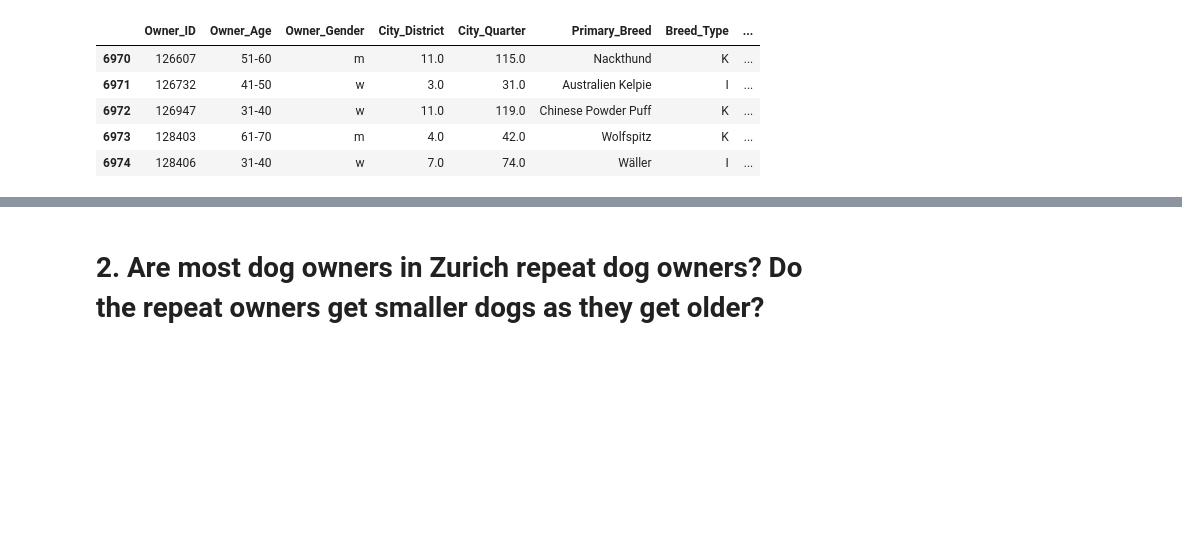
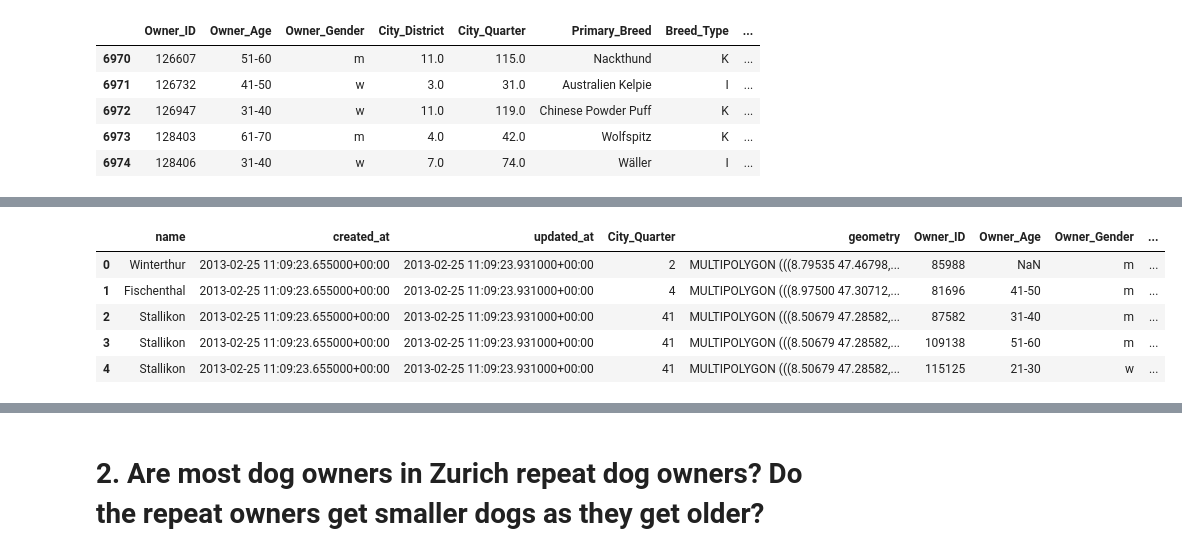
Before and after one commit to jmandano/cmps530_final_project, a Jupyter notebook: final_code.ipynb, the cells around one changed output, grey strips where cells are left out. Cells and saved outputs as stored; diff of their text form; code cells hidden in the pictures; blank space fills up the shorter version.

```diff
--- a/final_code.ipynb
+++ b/final_code.ipynb
@@ -175,0 +229,3 @@ print(x)
+# %%
+joined_dogs = pd.merge(dogs, dogs_weight, on='Primary_Breed')
+joined_dogs.head()
@@ -175,0 +313,10 @@ print(x)
+# %%
+merged = zurich.merge(joined_dogs, on='City_Quarter', how='inner')
+merged.head(5)
+# %% [output]
+|  | name | created_at | updated_at | City_Quarter | geometry | Owner_ID | Owner_Age | Owner_Gender | ... |
+| 0 | Winterthur | 2013-02-25 11:09:23.655000+00:00 | 2013-02-25 11:09:23.931000+00:00 | 2 | MULTIPOLYGON (((8.79535 47.46798,... | 85988 | NaN | m | ... |
+| 1 | Fischenthal | 2013-02-25 11:09:23.655000+00:00 | 2013-02-25 11:09:23.931000+00:00 | 4 | MULTIPOLYGON (((8.97500 47.30712,... | 81696 | 41-50 | m | ... |
+| 2 | Stallikon | 2013-02-25 11:09:23.655000+00:00 | 2013-02-25 11:09:23.931000+00:00 | 41 | MULTIPOLYGON (((8.50679 47.28582,... | 87582 | 31-40 | m | ... |
+| 3 | Stallikon | 2013-02-25 11:09:23.655000+00:00 | 2013-02-25 11:09:23.931000+00:00 | 41 | MULTIPOLYGON (((8.50679 47.28582,... | 109138 | 51-60 | m | ... |
+| 4 | Stallikon | 2013-02-25 11:09:23.655000+00:00 | 2013-02-25 11:09:23.931000+00:00 | 41 | MULTIPOLYGON (((8.50679 47.28582,... | 115125 | 21-30 | w | ... |
```
Also changed, not shown: parts of 22 cells of this notebook.
